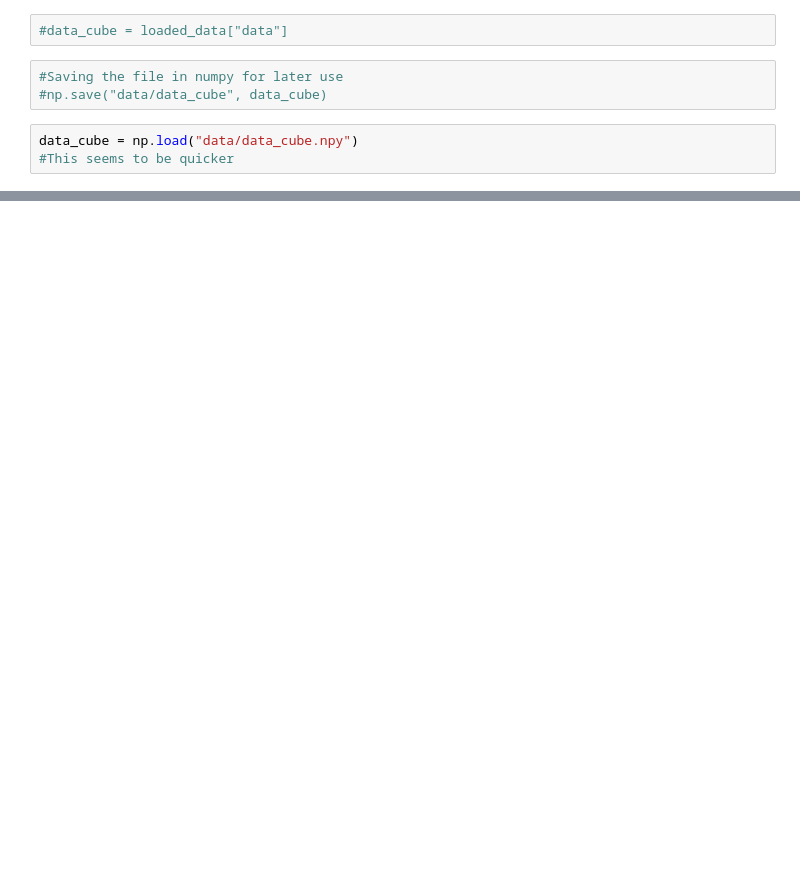
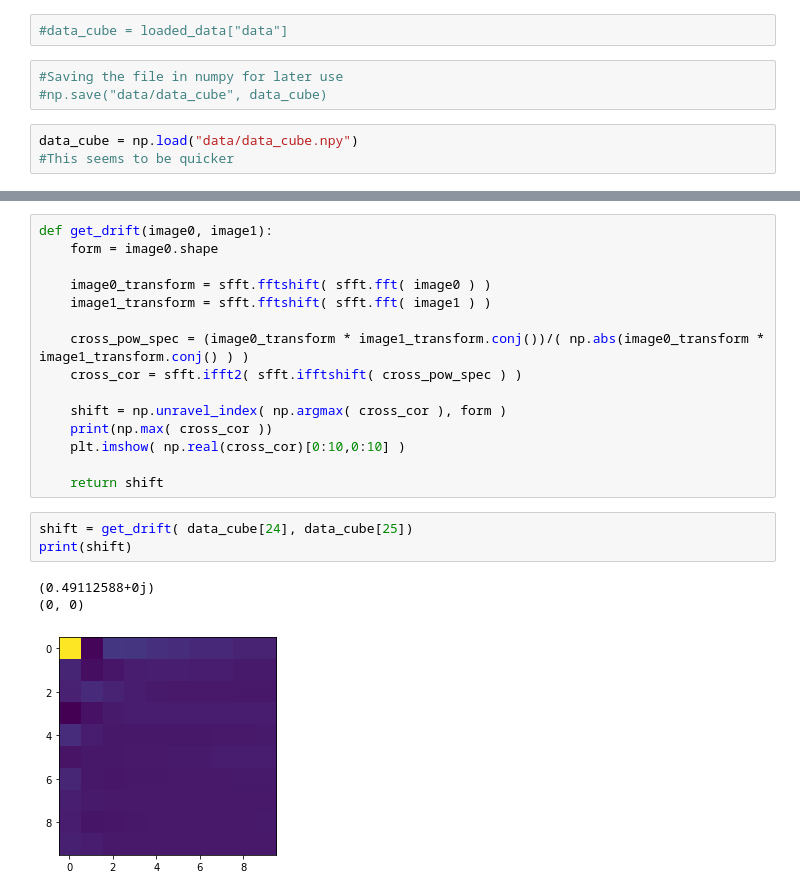
Before and after one commit to SangersJeroen/Bachelor-Thesis-Code, a Jupyter notebook: loaddata.ipynb, the cells around one changed output, grey strips where cells are left out. Cells and saved outputs as stored; diff of their text form; blank space fills up the shorter version.

```diff
--- a/loaddata.ipynb
+++ b/loaddata.ipynb
@@ -100,0 +117,22 @@ plt.savefig('eftemstack.png')
+# %%
+def get_drift(image0, image1):
+    form = image0.shape
+
+    image0_transform = sfft.fftshift( sfft.fft( image0 ) )
+    image1_transform = sfft.fftshift( sfft.fft( image1 ) )
+
+    cross_pow_spec = (image0_transform * image1_transform.conj())/( np.abs(image0_transform * image1_transform.conj() ) )
+    cross_cor = sfft.ifft2( sfft.ifftshift( cross_pow_spec ) )
+
+    shift = np.unravel_index( np.argmax( cross_cor ), form )
+    print(np.max( cross_cor ))
+    plt.imshow( np.real(cross_cor)[0:10,0:10] )
+
+    return shift
+# %%
+shift = get_drift( data_cube[24], data_cube[25])
+print(shift)
+# %% [output]
+(0.49112588+0j)
+(0, 0)
+[figure, added]
```
Also changed, not shown: parts of 10 cells of this notebook, 3 other files.
